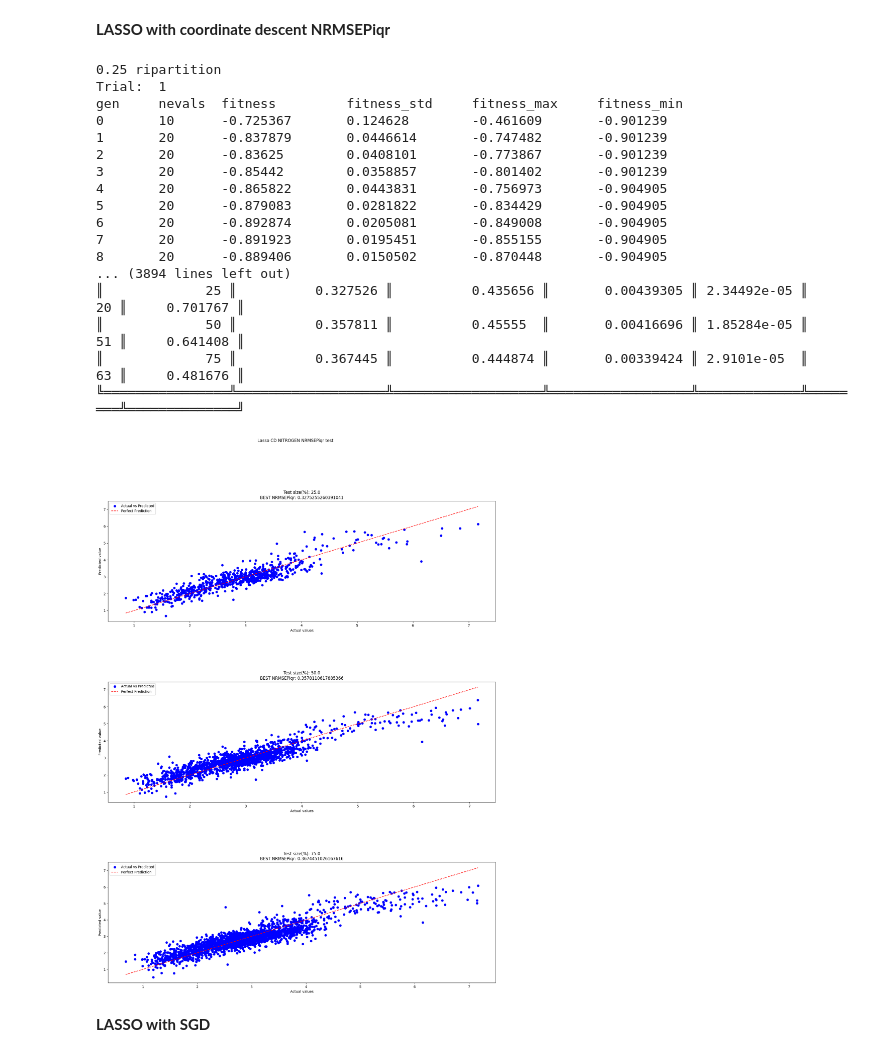
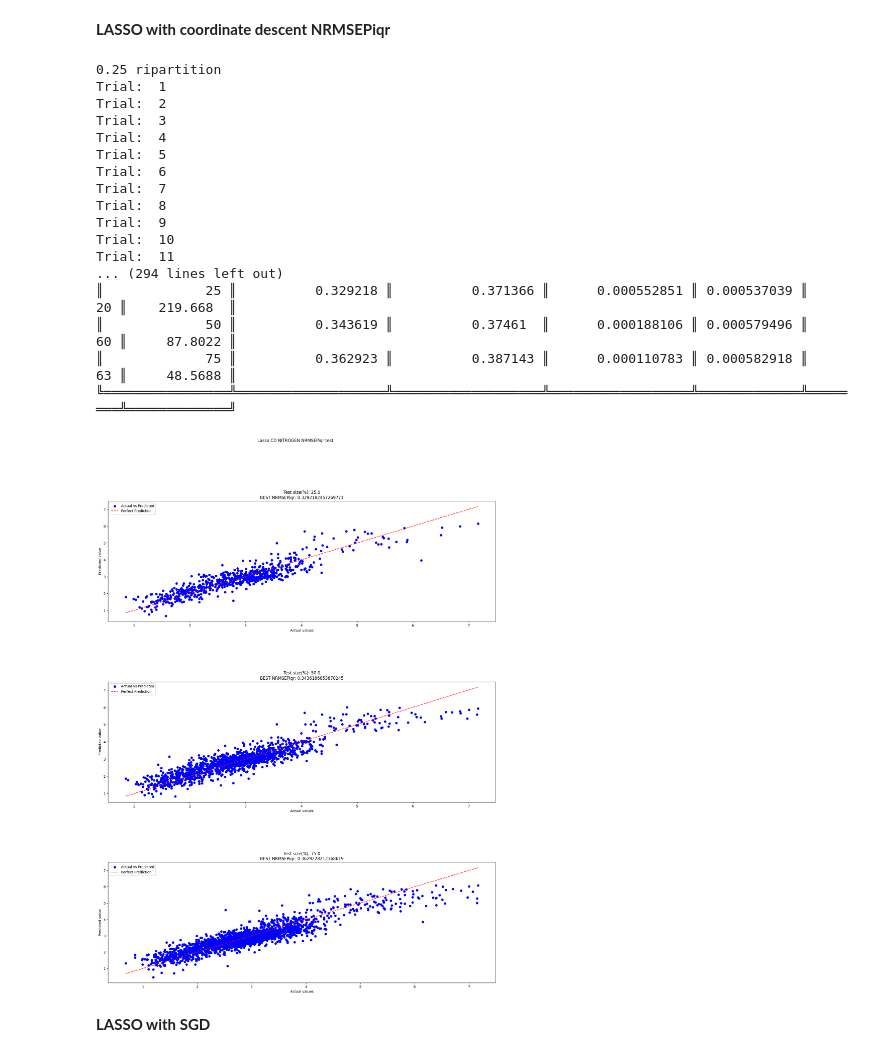
Before and after one commit to Lomby1902/Demetra, a Jupyter notebook: Lasso_regression_genetics.ipynb, the cells around one changed output. Cells and saved outputs as stored; diff of their text form; code cells hidden in the pictures.

```diff
--- a/Lasso_regression_genetics.ipynb
+++ b/Lasso_regression_genetics.ipynb
@@ -22,6 +25,7 @@ INPUT DATA
 # %%
 X = (df.iloc[:,14:]).values
 print(X.shape)
+std_scaler = StandardScaler()
 # %% [output]
 (2905, 530)
 # %% [markdown]
@@ -194,21 +216,7 @@ print(tabulate(results, headers, tablefmt="double_outline"))
 # %% [markdown]
 **LASSO with coordinate descent NRMSEPiqr**
 # %%
-from sklearn.metrics import make_scorer
 
-def NRMSEPiqr(observed_values, predicted_values):
-    # Calculate RMSEP
-    rmsep = np.sqrt(np.mean((observed_values - predicted_values) ** 2))
-    # Calculate Q1 (25th percentile) and Q3 (75th percentile)
-    Q1 = np.percentile(observed_values, 25)
-    Q3 = np.percentile(observed_values, 75)
-
-    # Calculate IQR
-    IQR = Q3 - Q1
-
-    return rmsep/IQR
-
-NRMSEPiqrscorer = make_scorer(NRMSEPiqr, greater_is_better=False)
 
 
 
@@ -251,6 +259,8 @@ for ripartition in ripartisions:
             print("Trial: ", i+1)
             #Ripartition in training and test and
             X_train, X_test, Y_train, Y_test = train_test_split(X, Y, test_size=ripartition, random_state=seeds[i])
+            X_train= std_scaler.fit_transform(X_train)
+            X_test= std_scaler.transform(X_test)
             param_grid = {'alpha': Continuous(1/100000,0.01)}
             lasso_reg_cd = Lasso(max_iter=5000, tol=1e-2)
 
@@ -260,14 +270,14 @@ for ripartition in ripartisions:
                               scoring=NRMSEPiqrscorer,
                               param_grid=param_grid,
                               n_jobs=-1,
-                              verbose=True,
+                              verbose=False,
                               population_size=10,
                               generations=10,
                               criteria = "min")
 
             start_time = time.time()
             evolved_estimator.fit(X_train, Y_train)
-            elapsed_time = (time.time() -start_time)/60 #elapsed time in minute
+            elapsed_time = (time.time() -start_time) #elapsed time in seconds
 
             # Make predictions using the testing set
             Y_pred_lasso_cd = evolved_estimator.best_estimator_.predict(X_test)
@@ -282,50 +292,50 @@ for ripartition in ripartisions:
                 best_data_1["Y_pred"] = Y_pred_lasso_cd
                 best_data_1["alpha"] = float(evolved_estimator.best_params_["alpha"])
                 best_data_1["seed"] = seeds[i]
                 best_data_1["model"] = evolved_estimator.best_estimator_
                 best_data_1["time"] = elapsed_time
 
 
 
         results.append([str(ripartition *100 ), str(best_NRMSEP),
                     (np.mean(NRMSEP)), str(np.var(NRMSEP)),
                     str(best_data_1["alpha"]),best_data_1["seed"],best_data_1["time"]])
 
         '''PLOT THE BEST MODELS'''
         axs[k].scatter(best_data_1["Y_test"], best_data_1["Y_pred"], c='blue', label='Actual vs Predicted')
         axs[k].plot([min(best_data_1["Y_test"]), max(best_data_1["Y_test"])],
                     [min(best_data_1["Y_test"]), max(best_data_1["Y_test"])], '--', c='red', label='Perfect Prediction')
         axs[k].legend()
         axs[k].set_xlabel("Actual values")
         axs[k].set_ylabel("Predicted value")
         axs[k].set_title( f"Test size(%): {ripartition * 100}" "\n" + "BEST NRMSEPiqr: " + results[k][1] )
         k += 1
 
 
 '''SHOW RESULTS'''
 
-headers = ["Test size(%)", "Best(NRMSEPiqr)", "Mean(NRMSEPiqr)", "Var(NRMSEPiqr)","alpha","Seed","Time (min)"]
+headers = ["Test size(%)", "Best(NRMSEPiqr)", "Mean(NRMSEPiqr)", "Var(NRMSEPiqr)","alpha","Seed","Time(sec)"]
 
 print(tabulate(results, headers,  tablefmt="double_outline"))
 # %% [output]
 0.25 ripartition
 Trial:  1
-gen     nevals  fitness         fitness_std     fitness_max     fitness_min
-0       10      -0.725367       0.124628        -0.461609       -0.901239
-1       20      -0.837879       0.0446614       -0.747482       -0.901239
-2       20      -0.83625        0.0408101       -0.773867       -0.901239
-3       20      -0.85442        0.0358857       -0.801402       -0.901239
-4       20      -0.865822       0.0443831       -0.756973       -0.904905
-5       20      -0.879083       0.0281822       -0.834429       -0.904905
-6       20      -0.892874       0.0205081       -0.849008       -0.904905
-7       20      -0.891923       0.0195451       -0.855155       -0.904905
-8       20      -0.889406       0.0150502       -0.870448       -0.904905
-... (3894 lines left out)
-║             25 ║          0.327526 ║          0.435656 ║       0.00439305 ║ 2.34492e-05 ║     20 ║     0.701767 ║
-║             50 ║          0.357811 ║          0.45555  ║       0.00416696 ║ 1.85284e-05 ║     51 ║     0.641408 ║
-║             75 ║          0.367445 ║          0.444874 ║       0.00339424 ║ 2.9101e-05  ║     63 ║     0.481676 ║
-╚════════════════╩═══════════════════╩═══════════════════╩══════════════════╩═════════════╩════════╩══════════════╝
+Trial:  2
+Trial:  3
+Trial:  4
+Trial:  5
+Trial:  6
+Trial:  7
+Trial:  8
+Trial:  9
+Trial:  10
+Trial:  11
+... (294 lines left out)
+║             25 ║          0.329218 ║          0.371366 ║      0.000552851 ║ 0.000537039 ║     20 ║    219.668  ║
+║             50 ║          0.343619 ║          0.37461  ║      0.000188106 ║ 0.000579496 ║     60 ║     87.8022 ║
+║             75 ║          0.362923 ║          0.387143 ║      0.000110783 ║ 0.000582918 ║     63 ║     48.5688 ║
+╚════════════════╩═══════════════════╩═══════════════════╩══════════════════╩═════════════╩════════╩═════════════╝
-[figure, old version]
+[figure, new version]
 # %% [markdown]
 **LASSO with SGD**
 # %%
```
Also changed, not shown: parts of 4 cells of this notebook, 2 other files.
